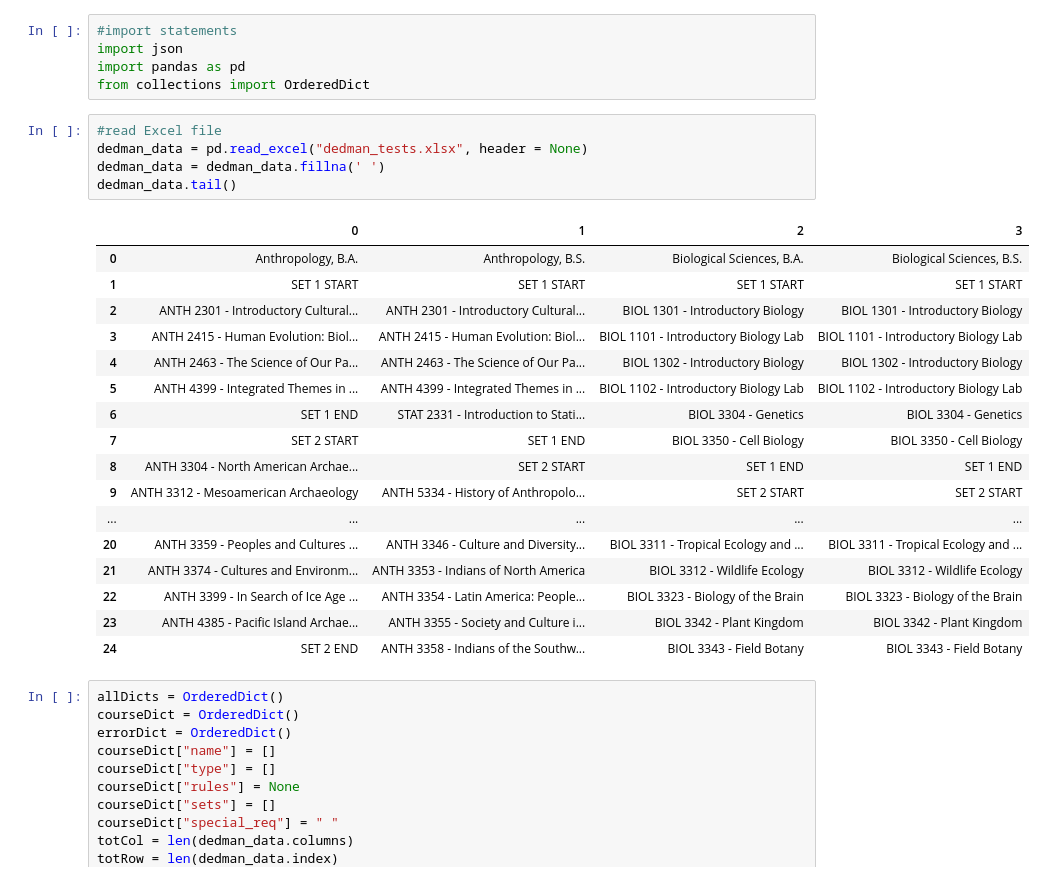
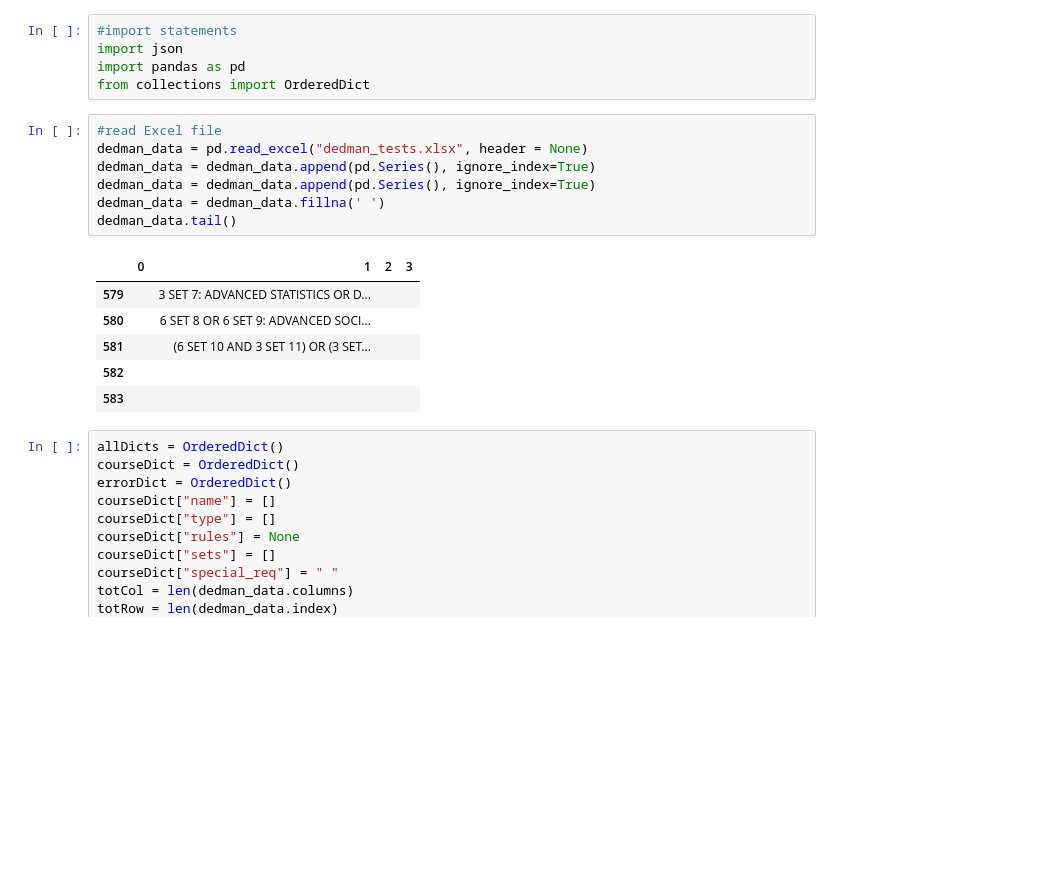
Before and after one commit to vmmadathil/advising, a Jupyter notebook: Set Parser/column-test.ipynb, the cells around one changed output. Drawn from its saved outputs; the diff is of its cells as text; blank space fills up the shorter version.

```diff
--- a/Set Parser/column-test.ipynb
+++ b/Set Parser/column-test.ipynb
@@ -6,26 +6,17 @@ from collections import OrderedDict
 # %%
 #read Excel file
 dedman_data = pd.read_excel("dedman_tests.xlsx", header = None)
+dedman_data = dedman_data.append(pd.Series(), ignore_index=True)
+dedman_data = dedman_data.append(pd.Series(), ignore_index=True)
 dedman_data = dedman_data.fillna(' ')
 dedman_data.tail()
 # %% [output]
 |  | 0 | 1 | 2 | 3 |
-| 0 | Anthropology, B.A. | Anthropology, B.S. | Biological Sciences, B.A. | Biological Sciences, B.S. |
-| 1 | SET 1 START | SET 1 START | SET 1 START | SET 1 START |
-| 2 | ANTH 2301 - Introductory Cultural... | ANTH 2301 - Introductory Cultural... | BIOL 1301 - Introductory Biology | BIOL 1301 - Introductory Biology |
-| 3 | ANTH 2415 - Human Evolution: Biol... | ANTH 2415 - Human Evolution: Biol... | BIOL 1101 - Introductory Biology Lab | BIOL 1101 - Introductory Biology Lab |
-| 4 | ANTH 2463 - The Science of Our Pa... | ANTH 2463 - The Science of Our Pa... | BIOL 1302 - Introductory Biology | BIOL 1302 - Introductory Biology |
-| 5 | ANTH 4399 - Integrated Themes in ... | ANTH 4399 - Integrated Themes in ... | BIOL 1102 - Introductory Biology Lab | BIOL 1102 - Introductory Biology Lab |
-| 6 | SET 1 END | STAT 2331 - Introduction to Stati... | BIOL 3304 - Genetics | BIOL 3304 - Genetics |
-| 7 | SET 2 START | SET 1 END | BIOL 3350 - Cell Biology | BIOL 3350 - Cell Biology |
-| 8 | ANTH 3304 - North American Archae... | SET 2 START | SET 1 END | SET 1 END |
-| 9 | ANTH 3312 - Mesoamerican Archaeology | ANTH 5334 - History of Anthropolo... | SET 2 START | SET 2 START |
-| ... | ... | ... | ... | ... |
-| 20 | ANTH 3359 - Peoples and Cultures ... | ANTH 3346 - Culture and Diversity... | BIOL 3311 - Tropical Ecology and ... | BIOL 3311 - Tropical Ecology and ... |
-| 21 | ANTH 3374 - Cultures and Environm... | ANTH 3353 - Indians of North America | BIOL 3312 - Wildlife Ecology | BIOL 3312 - Wildlife Ecology |
-| 22 | ANTH 3399 - In Search of Ice Age ... | ANTH 3354 - Latin America: People... | BIOL 3323 - Biology of the Brain | BIOL 3323 - Biology of the Brain |
-| 23 | ANTH 4385 - Pacific Island Archae... | ANTH 3355 - Society and Culture i... | BIOL 3342 - Plant Kingdom | BIOL 3342 - Plant Kingdom |
-| 24 | SET 2 END | ANTH 3358 - Indians of the Southw... | BIOL 3343 - Field Botany | BIOL 3343 - Field Botany |
+| 579 |  | 3 SET 7: ADVANCED STATISTICS OR D... |  |  |
+| 580 |  | 6 SET 8 OR 6 SET 9: ADVANCED SOCI... |  |  |
+| 581 |  | (6 SET 10 AND 3 SET 11) OR (3 SET... |  |  |
+| 582 |  |  |  |  |
+| 583 |  |  |  |  |
 # %%
 allDicts = OrderedDict()
 courseDict = OrderedDict()
```
Also changed, not shown: parts of 2 cells of this notebook, 6 other files.
